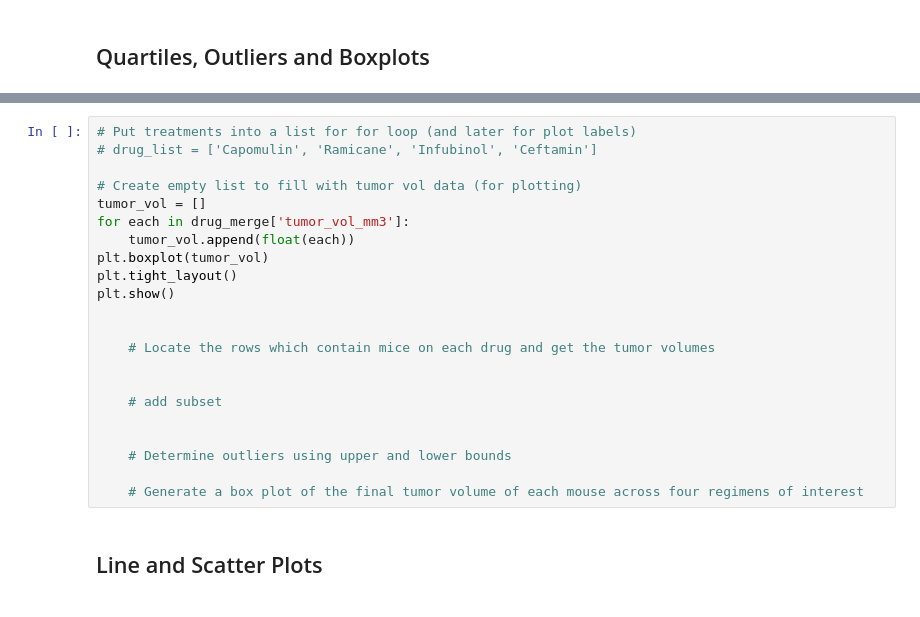
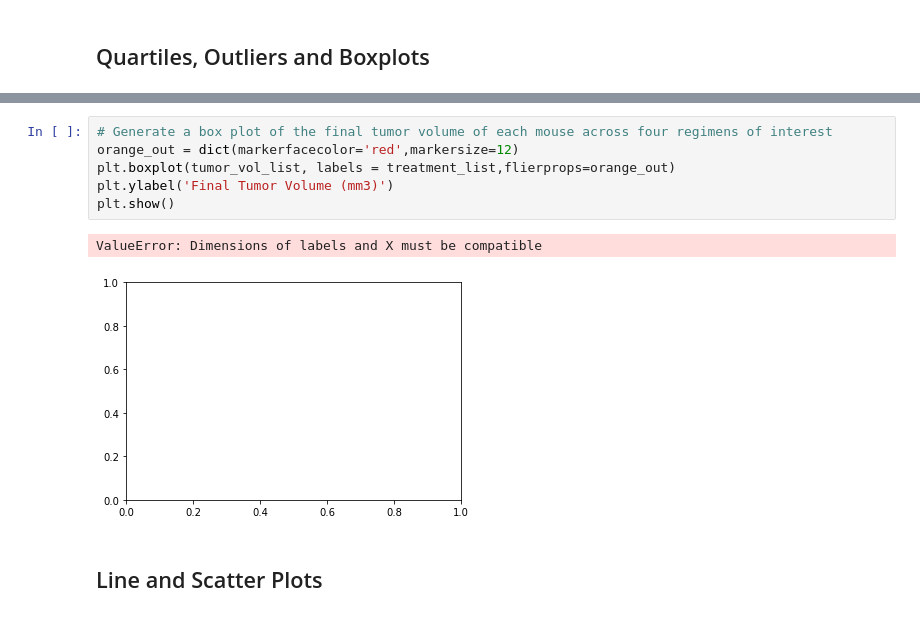
Before and after one commit to garycastle/matplotlib-challenge, a Jupyter notebook: pymaceuticals_starter.ipynb, the cells around one changed output, grey strips where cells are left out. Drawn from its saved outputs; the diff is of its cells as text.

```diff
--- a/pymaceuticals_starter.ipynb
+++ b/pymaceuticals_starter.ipynb
@@ -236,25 +238,12 @@ print(f"{drug}'s potential outliers: {outliers}")
-# %%
-# Put treatments into a list for for loop (and later for plot labels)
-# drug_list = ['Capomulin', 'Ramicane', 'Infubinol', 'Ceftamin']
-
-# Create empty list to fill with tumor vol data (for plotting)
-tumor_vol = []
-for each in drug_merge['tumor_vol_mm3']:
-    tumor_vol.append(float(each))
-plt.boxplot(tumor_vol)
-plt.tight_layout()
-plt.show()
-
-
-    # Locate the rows which contain mice on each drug and get the tumor volumes
-
-
-    # add subset
-
-
-    # Determine outliers using upper and lower bounds
-
-    # Generate a box plot of the final tumor volume of each mouse across four regimens of interest
+# %%
+# Generate a box plot of the final tumor volume of each mouse across four regimens of interest
+orange_out = dict(markerfacecolor='red',markersize=12)
+plt.boxplot(tumor_vol_list, labels = treatment_list,flierprops=orange_out)
+plt.ylabel('Final Tumor Volume (mm3)')
+plt.show()
+# %% [output]
+ValueError: Dimensions of labels and X must be compatible
+[figure, added]
 # %% [markdown]
 ## Line and Scatter Plots
 # %%
```
Also changed, not shown: parts of 1 cell of this notebook.
